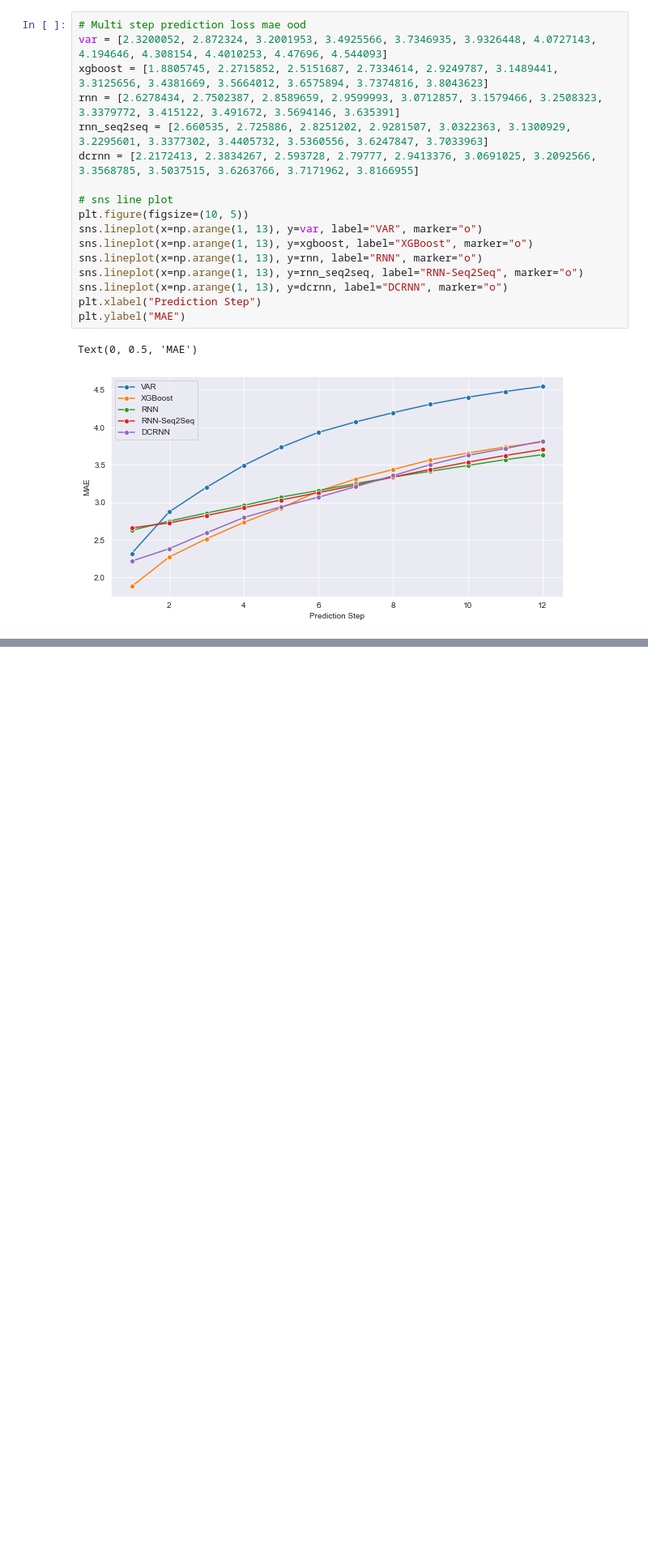
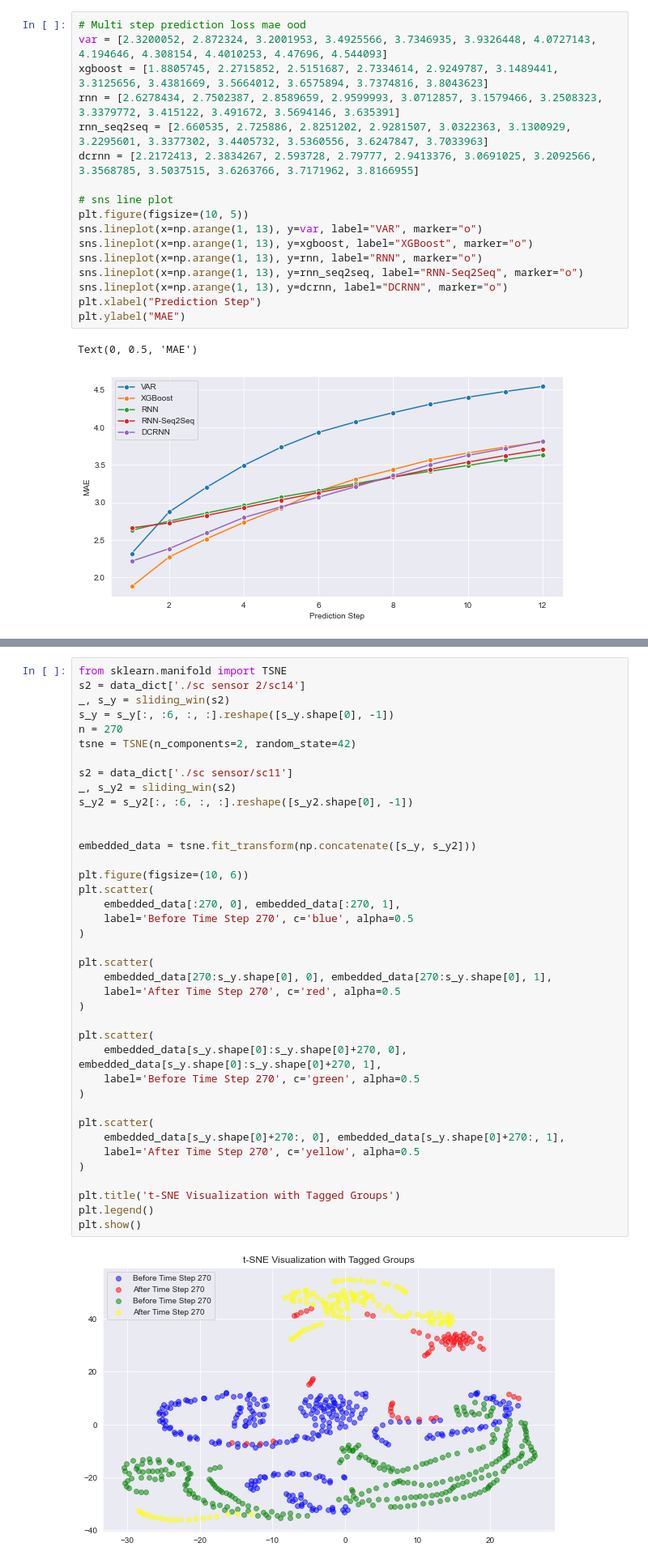
Before and after one commit to WaimenMak/Benchmarking-Crowd-Flow-Prediction, a Jupyter notebook: Generate Scenario Data.ipynb, the cells around one changed output, grey strips where cells are left out. Shown at 81% size. Drawn from its saved outputs; the diff is of its cells as text; blank space fills up the shorter version.

```diff
--- a/Generate Scenario Data.ipynb
+++ b/Generate Scenario Data.ipynb
@@ -261,0 +381,41 @@ Text(0, 0.5, 'MAE')
+# %%
+from sklearn.manifold import TSNE
+s2 = data_dict['./sc sensor 2/sc14']
+_, s_y = sliding_win(s2)
+s_y = s_y[:, :6, :, :].reshape([s_y.shape[0], -1])
+n = 270
+tsne = TSNE(n_components=2, random_state=42)
+
+s2 = data_dict['./sc sensor/sc11']
+_, s_y2 = sliding_win(s2)
+s_y2 = s_y2[:, :6, :, :].reshape([s_y2.shape[0], -1])
+
+
+embedded_data = tsne.fit_transform(np.concatenate([s_y, s_y2]))
+
+plt.figure(figsize=(10, 6))
+plt.scatter(
+    embedded_data[:270, 0], embedded_data[:270, 1],
+    label='Before Time Step 270', c='blue', alpha=0.5
+)
+
+plt.scatter(
+    embedded_data[270:s_y.shape[0], 0], embedded_data[270:s_y.shape[0], 1],
+    label='After Time Step 270', c='red', alpha=0.5
+)
+
+plt.scatter(
+    embedded_data[s_y.shape[0]:s_y.shape[0]+270, 0], embedded_data[s_y.shape[0]:s_y.shape[0]+270, 1],
+    label='Before Time Step 270', c='green', alpha=0.5
+)
+
+plt.scatter(
+    embedded_data[s_y.shape[0]+270:, 0], embedded_data[s_y.shape[0]+270:, 1],
+    label='After Time Step 270', c='yellow', alpha=0.5
+)
+
+plt.title('t-SNE Visualization with Tagged Groups')
+plt.legend()
+plt.show()
+# %% [output]
+[figure, added]
```
Also changed, not shown: parts of 11 cells of this notebook, 4 other files.
